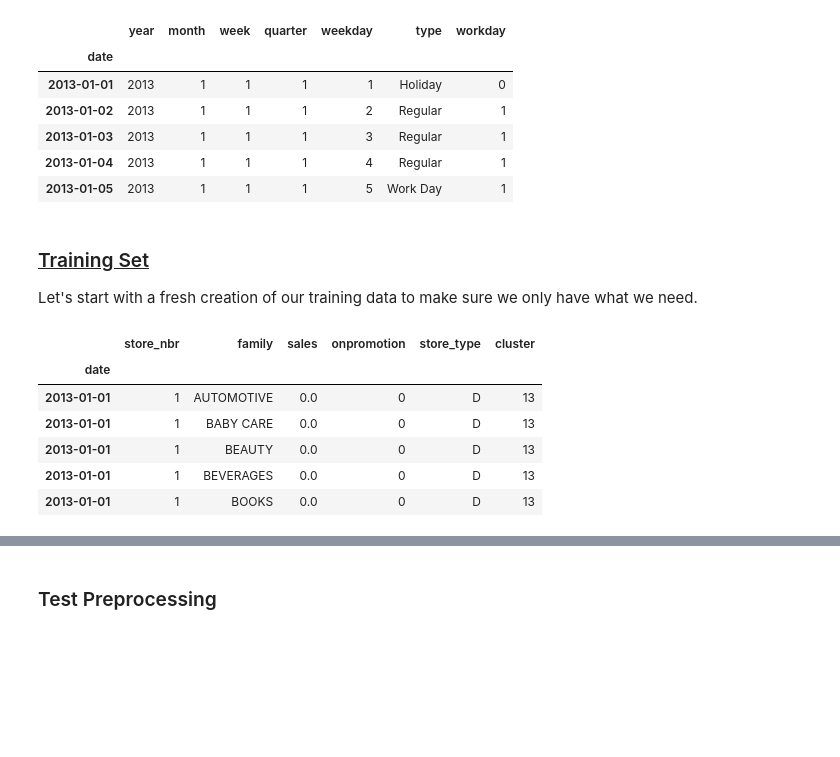
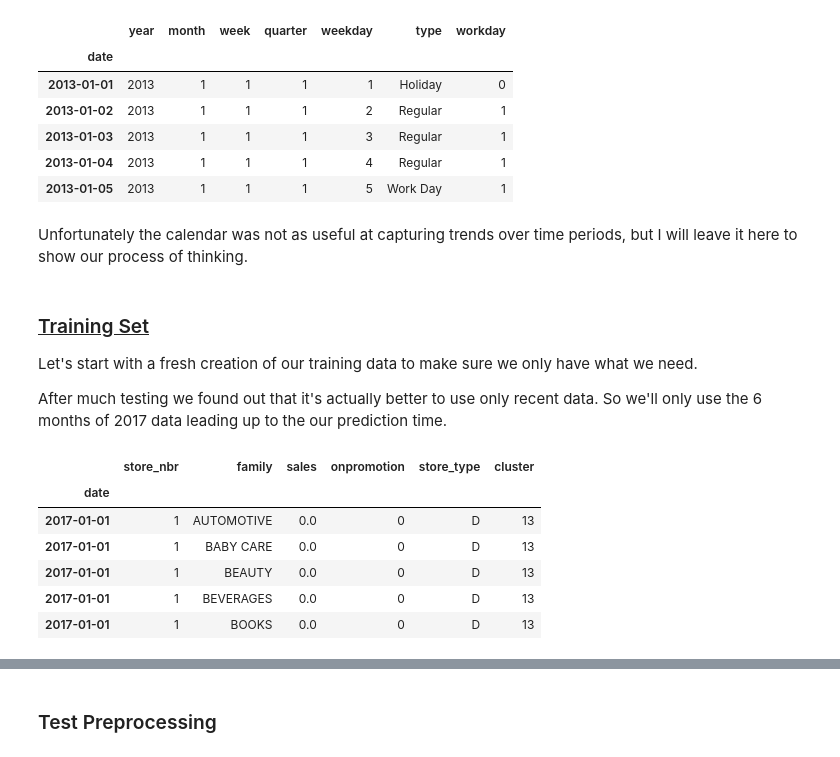
Before and after one commit to Nibroc00/Store-Sales-Machine-Learning, a Jupyter notebook: CS4320Project.ipynb, the cells around one changed output, grey strips where cells are left out. Saved outputs shown, nothing was run; the diff lists cells and outputs as text; code cells hidden in the pictures; blank space fills up the shorter version.

```diff
--- a/CS4320Project.ipynb
+++ b/CS4320Project.ipynb
@@ -82,17 +14,18 @@ pd.options.display.max_rows = None
 ## Read in data
 ---
 # %%
-train=pd.read_csv('train.csv',parse_dates=['date'],
+train=pd.read_csv('data/train.csv',parse_dates=['date'],
                   dtype={'store_nbr':'int8', 'family':'category', 'sales':'float32',
                         'onpromotion':'int16','id':'int32'} ,infer_datetime_format= True)
-test=pd.read_csv('test.csv',parse_dates=['date'],
+
+test=pd.read_csv('data/test.csv',parse_dates=['date'],
                  dtype={'store_nbr':'int8', 'family':'category','onpromotion':'int16','id':'int32'},
                  infer_datetime_format= True)
 
-oil = pd.read_csv("oil.csv", parse_dates=['date'])
-holidays_events = pd.read_csv("holidays_events.csv", parse_dates=['date'])
-transactions = pd.read_csv("transactions.csv", parse_dates=['date'])
-stores = pd.read_csv("stores.csv")
+oil = pd.read_csv("data/oil.csv", parse_dates=['date'])
+holidays_events = pd.read_csv("data/holidays_events.csv", parse_dates=['date'])
+transactions = pd.read_csv("data/transactions.csv", parse_dates=['date'])
+stores = pd.read_csv("data/stores.csv")
 
 le = LabelEncoder()
 # %% [markdown]
@@ -238,36 +170,40 @@ calendar.head()
 | 2013-01-03 | 2013 | 1 | 1 | 1 | 3 | Regular | 1 |
 | 2013-01-04 | 2013 | 1 | 1 | 1 | 4 | Regular | 1 |
 | 2013-01-05 | 2013 | 1 | 1 | 1 | 5 | Work Day | 1 |
+# %% [markdown]
+Unfortunately the calendar was not as useful at capturing trends over time periods, but I will leave it here to show our process of thinking.
 # %% [markdown]
 ### <u>Training Set</u>
 
 Let's start with a fresh creation of our training data to make sure we only have what we need.
+
+After much testing we found out that it's actually better to use only recent data. So we'll only use the 6 months of 2017 data leading up to the our prediction time.
 # %%
+train = train[~(train.date < "2017-01-01")]
 train_ext = train.merge(stores, on='store_nbr', how='left')
 
 # some stores didn't open until later, drop their entries until they open
 train_ext = train_ext[~((train_ext.store_nbr == 52) & (train_ext.date < "2017-04-20"))]
 train_ext = train_ext[~((train_ext.store_nbr == 22) & (train_ext.date < "2015-10-09"))]
 train_ext = train_ext[~((train_ext.store_nbr == 42) & (train_ext.date < "2015-08-21"))]
 train_ext = train_ext[~((train_ext.store_nbr == 21) & (train_ext.date < "2015-07-24"))]
 train_ext = train_ext[~((train_ext.store_nbr == 29) & (train_ext.date < "2015-03-20"))]
 train_ext = train_ext[~((train_ext.store_nbr == 20) & (train_ext.date < "2015-02-13"))]
 train_ext = train_ext[~((train_ext.store_nbr == 53) & (train_ext.date < "2014-05-29"))]
 train_ext = train_ext[~((train_ext.store_nbr == 36) & (train_ext.date < "2013-05-09"))]
 
 train_ext['date'] = train_ext.date.dt.to_period('D')
 train_ext = train_ext.set_index(['date']).sort_index()
 train_ext = train_ext.drop(['id', 'city', 'state'], axis=1)
-# train_ext = train_ext.merge(calendar, how='left', left_index=True, right_index=True)
 train_ext = train_ext.rename(columns={"type": "store_type"})
 train_ext.head()
 # %% [output]
 |  | store_nbr | family | sales | onpromotion | store_type | cluster |
 | date |  |  |  |  |  |  |
-| 2013-01-01 | 1 | AUTOMOTIVE | 0.0 | 0 | D | 13 |
-| 2013-01-01 | 1 | BABY CARE | 0.0 | 0 | D | 13 |
-| 2013-01-01 | 1 | BEAUTY | 0.0 | 0 | D | 13 |
-| 2013-01-01 | 1 | BEVERAGES | 0.0 | 0 | D | 13 |
-| 2013-01-01 | 1 | BOOKS | 0.0 | 0 | D | 13 |
+| 2017-01-01 | 1 | AUTOMOTIVE | 0.0 | 0 | D | 13 |
+| 2017-01-01 | 1 | BABY CARE | 0.0 | 0 | D | 13 |
+| 2017-01-01 | 1 | BEAUTY | 0.0 | 0 | D | 13 |
+| 2017-01-01 | 1 | BEVERAGES | 0.0 | 0 | D | 13 |
+| 2017-01-01 | 1 | BOOKS | 0.0 | 0 | D | 13 |
 # %%
 store_sales = train.drop('id',axis=1).set_index(['store_nbr','family','date'])
```
Also changed, not shown: parts of 57 cells of this notebook, 49 other files.
